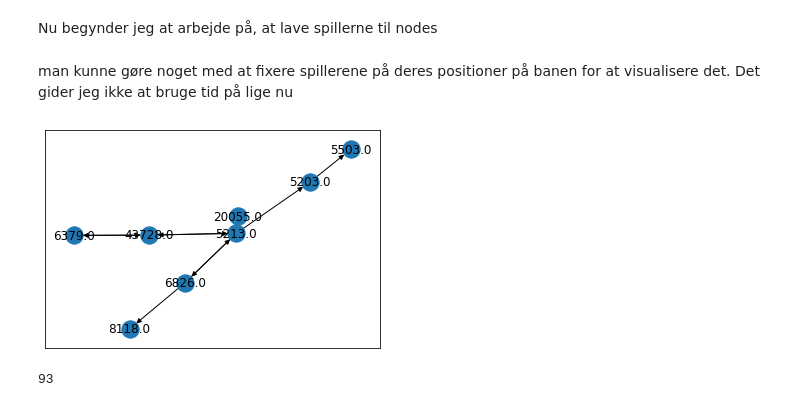
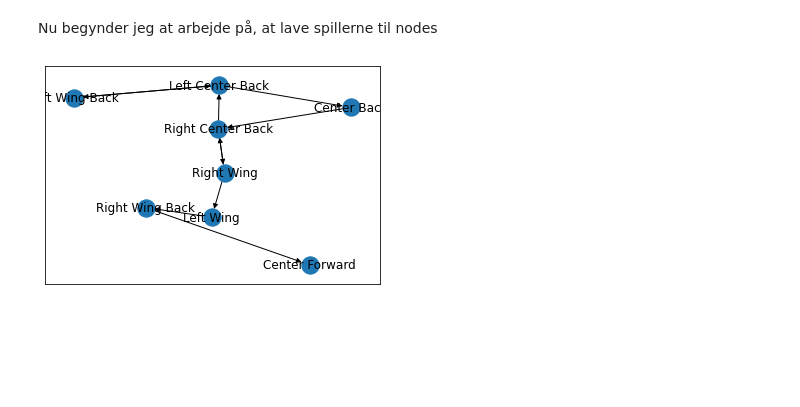
Before and after one commit to Morten-Tejlmand/5-semester, a Jupyter notebook: Fodbold/Passing/player passing sequences.ipynb, the cells around one changed output. Drawn from its saved outputs; the diff is of its cells as text; code cells hidden in the pictures; blank space fills up the shorter version.

Commit message:
Passing sequences opdateret med position

```diff
--- a/Fodbold/Passing/player passing sequences.ipynb
+++ b/Fodbold/Passing/player passing sequences.ipynb
@@ -12,11 +5,11 @@ match_ids = barca_home_matches['match_id'].values.tolist()
 # %%
 #All events sorted for barca home games and possession
 events = sb.competition_events(
-    country="Spain",
-    division= "La Liga",
-    season="2020/2021",
+    country="Germany",
+    division= "1. Bundesliga",
+    season="2023/2024",
     gender="male"
 )
-events = events[events['match_id'].isin(match_ids)]
-df = events[events["team"]=="Barcelona"]
-df = df[df["possession_team"]=="Barcelona"]
+
+df = events[events["possession_team"]=="Bayer Leverkusen"]
+df = df[df["team"]=="Bayer Leverkusen"]
@@ -57,7 +93,7 @@ sequences_filtered = sequences_filtered[sequences_filtered["type"]!="Shot"]
 Nu begynder jeg at arbejde på, at lave spillerne til nodes
 # %%
 #filter the df to only include row with an id the of a pass recipient and we subset the columns
-player_final_sequences =  sequences_filtered[sequences_filtered["pass_recipient"].notna()][["player_id", "pass_recipient_id", "possession_id", "xg"]]
+player_final_sequences =  sequences_filtered[sequences_filtered["pass_recipient"].notna()][["match_id", "possession", "position", "pass_recipient_id", "possession_id", "xg"]]
 # %%
 #remove sequences with few passes if wanted
 index_counts = player_final_sequences['possession_id'].value_counts()
@@ -70,3 +104,21 @@ player_final_sequences
+# %%
+player_final_sequences['pass_recipient_position'] = np.nan
+
+for index, row in player_final_sequences.iterrows():
+    recipient = row['pass_recipient_id']
+
+    lineups = position_dict[row['match_id']]
+
+    i = 0
+    keys = list(lineups.keys())
+
+    #Find out the current line up at the time of the event
+    while i <= len(keys)-2 and row['possession'] > keys[i+1]:
+        i += 1
+
+    lineup = lineups[keys[i]]
+
+    player_final_sequences.at[index, 'pass_recipient_position']  = lineup[recipient]
 # %%
 import networkx as nx
 
@@ -77,7 +129,7 @@ for j in possession_index:
     edges = []
     for i in player_final_sequences.index:
         if j == player_final_sequences["possession_id"][i]:
-            edges.append((player_final_sequences["player_id"][i], player_final_sequences["pass_recipient_id"][i]))
+            edges.append((player_final_sequences["position"][i], player_final_sequences["pass_recipient_position"][i]))
             if j not in graphs_dict:
                 graphs_dict[j] = {"xg": player_final_sequences["xg"][i], "graph": None}
             else:
@@ -87,22 +139,16 @@ for j in possession_index:
     graphs_dict[j]["graph"] = graph
 
 graph_list = [value["graph"] for value in graphs_dict.values()]
-# %% [markdown]
-man kunne gøre noget med at fixere spillerene på deres positioner på banen for at visualisere det. Det gider jeg ikke at bruge tid på lige nu
 # %%
 import matplotlib.pyplot as plt
 import networkx as nx
 
-game_pos = 377366114
+game_pos = 389505258
 
 # Draw the graph using the positions
 nx.draw_networkx(graphs_dict[game_pos]["graph"])
 
 # Show the plot
 plt.show()
 # %% [output]
-[figure, old version]
+[figure, new version]
-# %%
-len(graphs_dict)
-# %% [output]
-93
```
Also changed, not shown: parts of 5 cells of this notebook.
